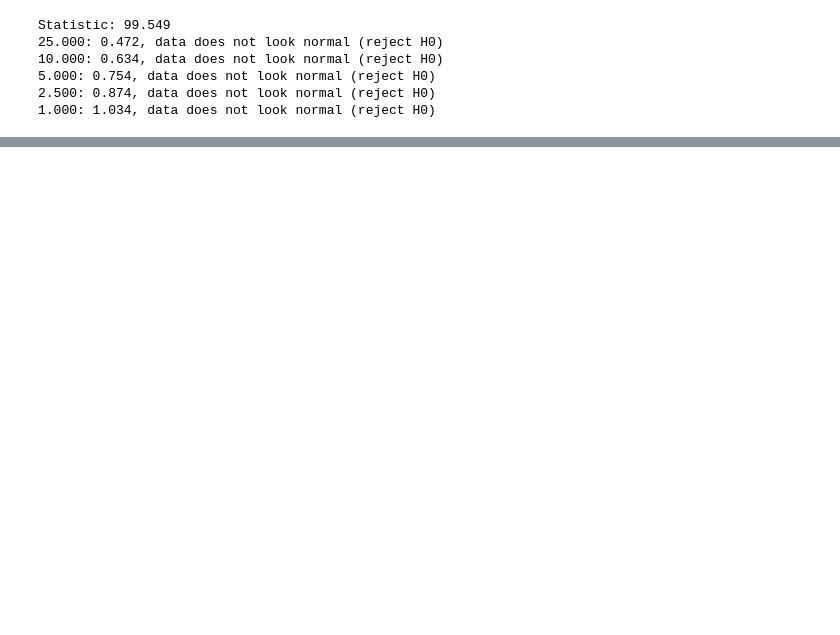
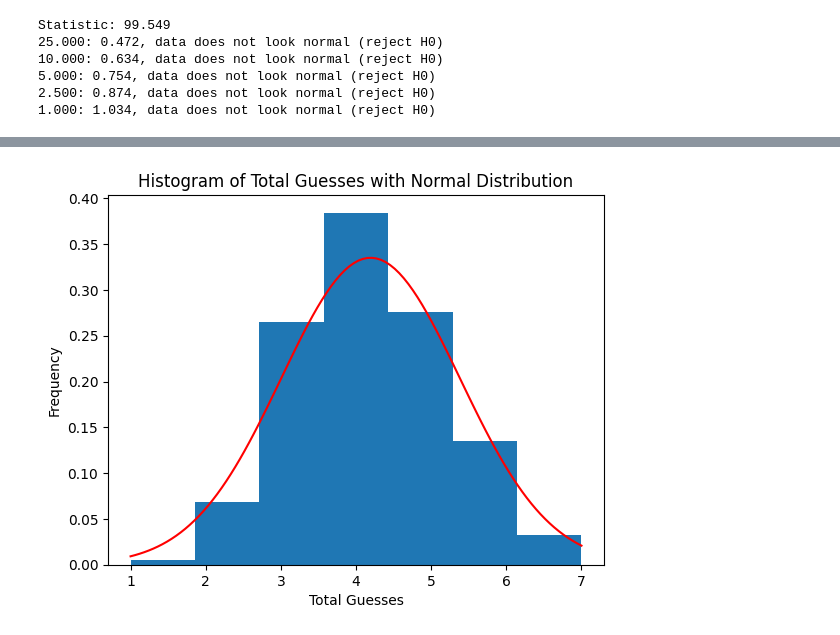
Before and after one commit to carlostbello/COMAP2023, a Jupyter notebook: src/test.ipynb, the cells around one changed output, grey strips where cells are left out. Saved outputs shown, nothing was run; the diff lists cells and outputs as text; code cells hidden in the pictures; blank space fills up the shorter version.

```diff
--- a/src/test.ipynb
+++ b/src/test.ipynb
@@ -278,0 +318,19 @@ SyntaxError: can't use starred expression here (3417283644.py, line 4)
+# %%
+# Create histogram
+plt.hist(total_guesses, bins=7, density=True)
+
+# Add normal distribution curve
+mu, sigma = np.mean(total_guesses), np.std(total_guesses)
+x = np.linspace(min(total_guesses), max(total_guesses), 100)
+y = 1/(sigma * np.sqrt(2 * np.pi)) * np.exp(-(x - mu)**2 / (2 * sigma**2))
+plt.plot(x, y, color='red')
+
+# Set labels and title
+plt.xlabel('Total Guesses')
+plt.ylabel('Frequency')
+plt.title('Histogram of Total Guesses with Normal Distribution')
+
+# Show plot
+plt.show()
+# %% [output]
+[figure, added]
```
Also changed, not shown: parts of 8 cells of this notebook.
